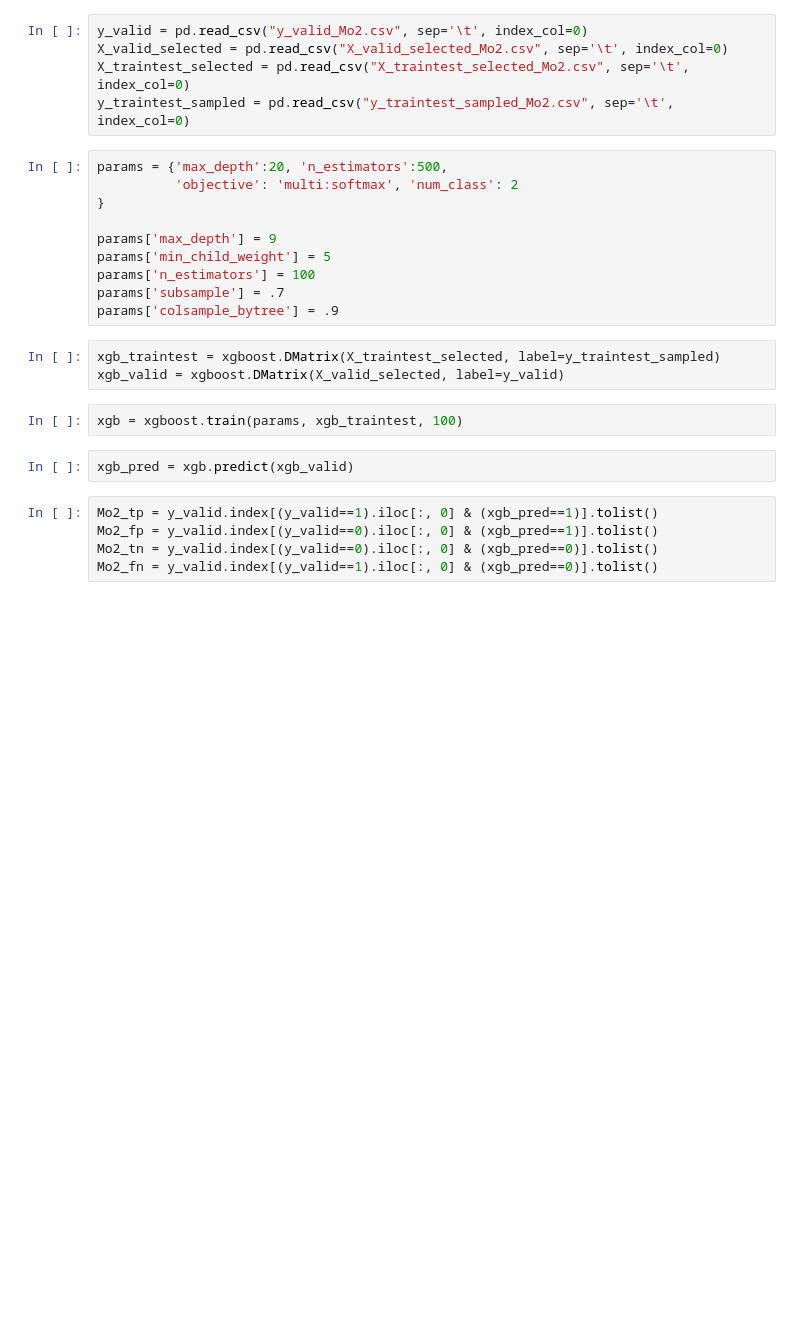
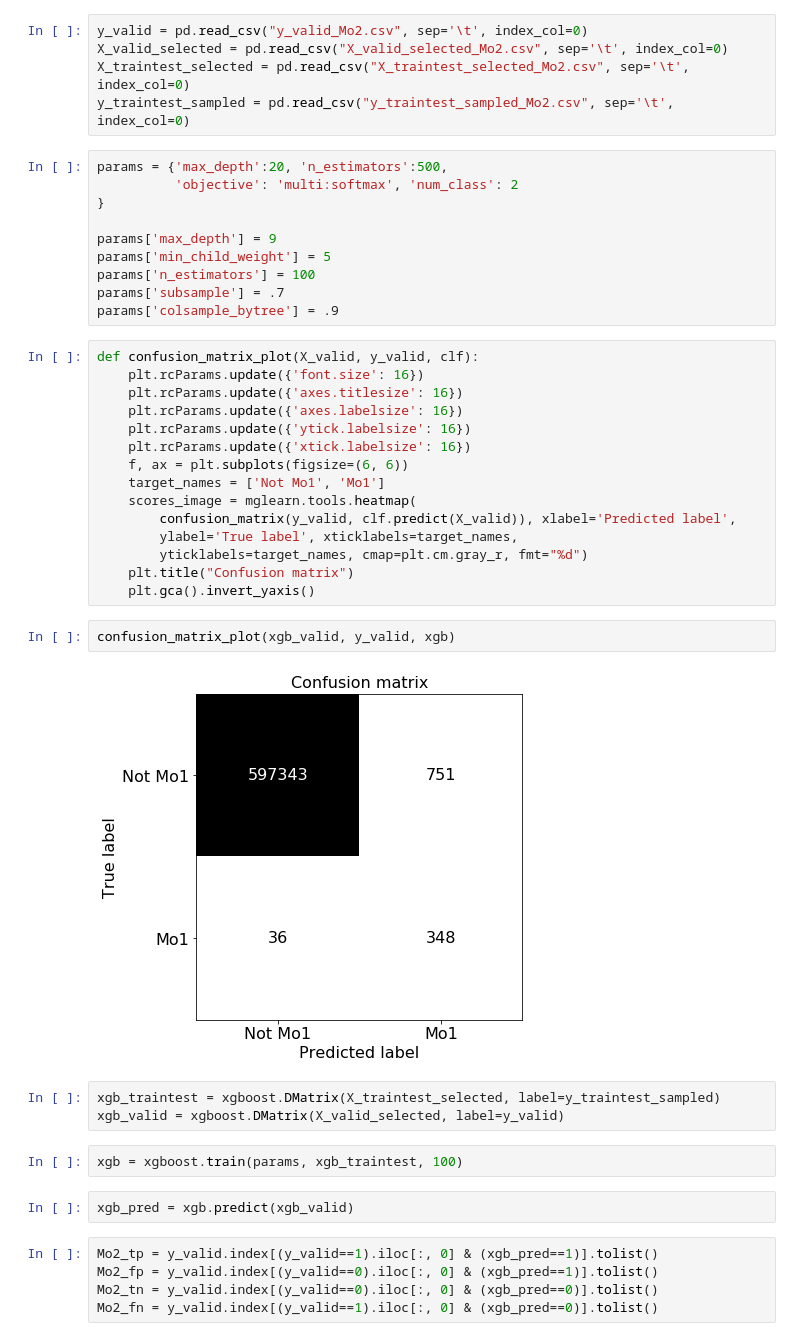
Before and after one commit to chinfang/graduation-project, a Jupyter notebook: forceplot_exp_Mo2.ipynb, the cells around one changed output. Cells and saved outputs as stored; diff of their text form; blank space fills up the shorter version.

```diff
--- a/forceplot_exp_Mo2.ipynb
+++ b/forceplot_exp_Mo2.ipynb
@@ -66,6 +66,25 @@ params['min_child_weight'] = 5
 params['n_estimators'] = 100
 params['subsample'] = .7
 params['colsample_bytree'] = .9
+# %%
+def confusion_matrix_plot(X_valid, y_valid, clf):
+    plt.rcParams.update({'font.size': 16})
+    plt.rcParams.update({'axes.titlesize': 16})
+    plt.rcParams.update({'axes.labelsize': 16})
+    plt.rcParams.update({'ytick.labelsize': 16})
+    plt.rcParams.update({'xtick.labelsize': 16})
+    f, ax = plt.subplots(figsize=(6, 6))
+    target_names = ['Not Mo1', 'Mo1']
+    scores_image = mglearn.tools.heatmap(
+        confusion_matrix(y_valid, clf.predict(X_valid)), xlabel='Predicted label',
+        ylabel='True label', xticklabels=target_names,
+        yticklabels=target_names, cmap=plt.cm.gray_r, fmt="%d")
+    plt.title("Confusion matrix")
+    plt.gca().invert_yaxis()
+# %%
+confusion_matrix_plot(xgb_valid, y_valid, xgb)
+# %% [output]
+[figure, added]
 # %%
 xgb_traintest = xgboost.DMatrix(X_traintest_selected, label=y_traintest_sampled)
 xgb_valid = xgboost.DMatrix(X_valid_selected, label=y_valid)
```
Also changed, not shown: parts of 22 cells of this notebook.
